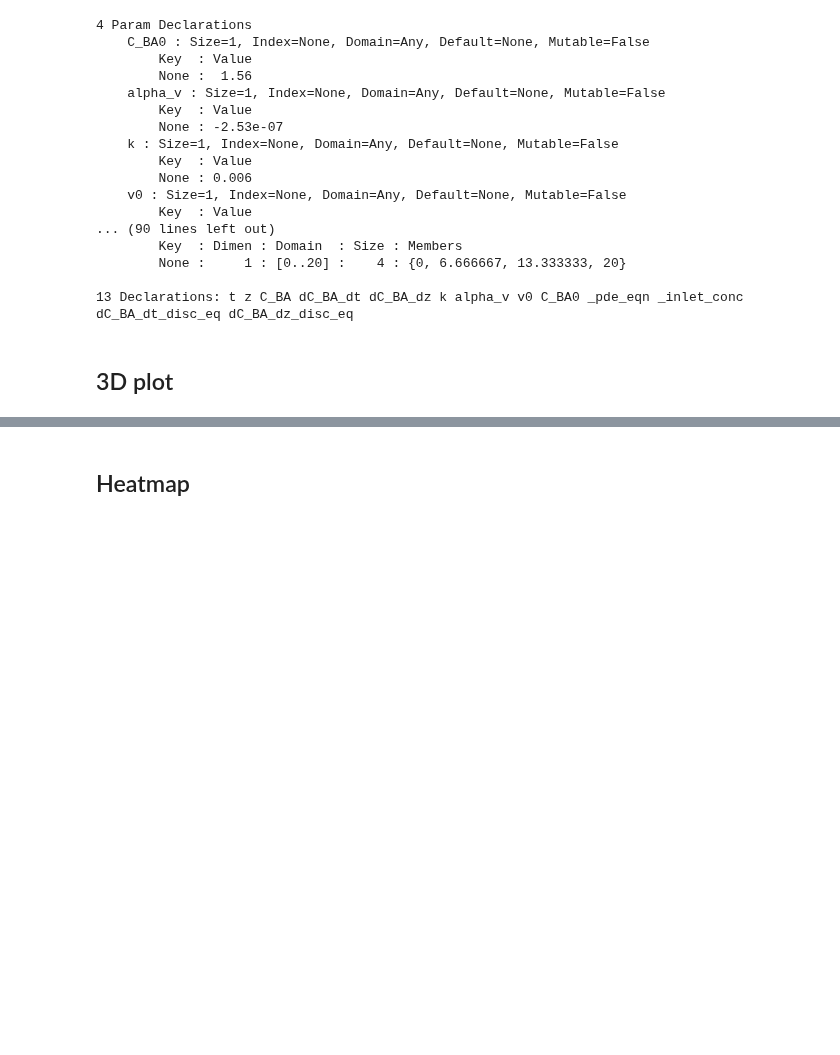
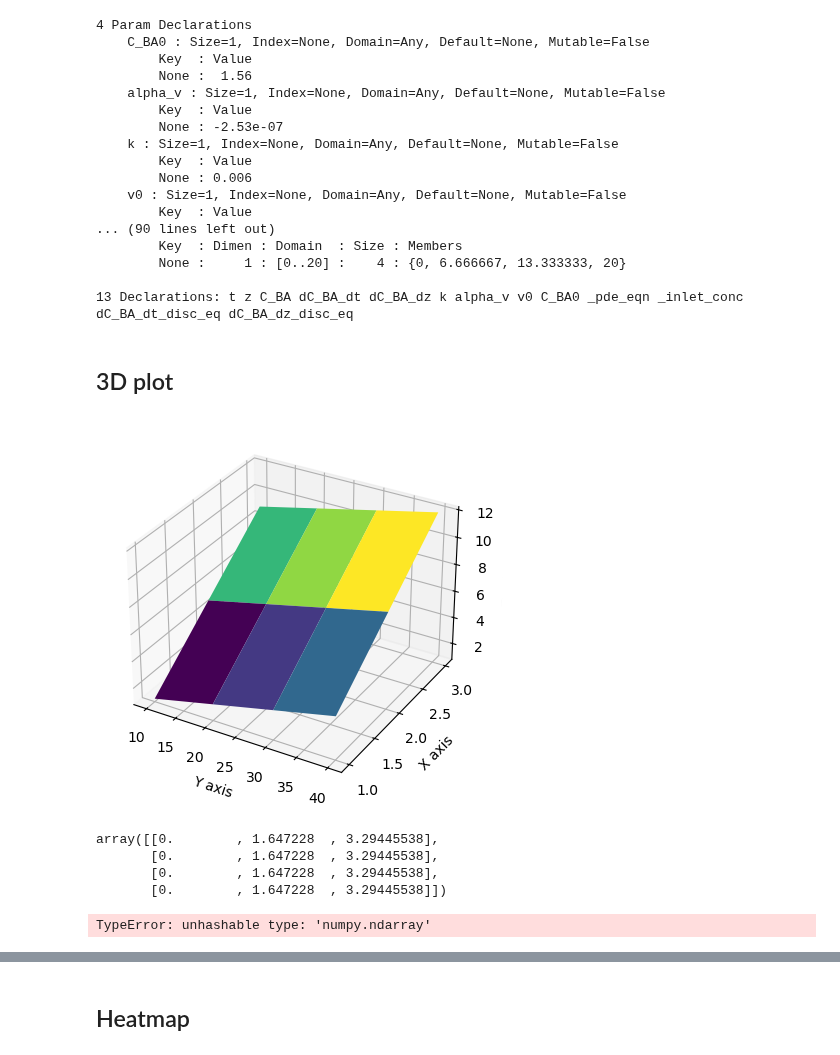
Before and after one commit to smondal13/optimization-project, a Jupyter notebook: MBDOE-project.ipynb, the cells around one changed output, grey strips where cells are left out. Saved outputs shown, nothing was run; the diff lists cells and outputs as text; code cells hidden in the pictures; blank space fills up the shorter version.

Commit message:
editing the 3D plot

```diff
--- a/MBDOE-project.ipynb
+++ b/MBDOE-project.ipynb
@@ -551,4 +558,59 @@ model.pprint()  # with the last BC
 13 Declarations: t z C_BA dC_BA_dt dC_BA_dz k alpha_v v0 C_BA0 _pde_eqn _inlet_conc dC_BA_dt_disc_eq dC_BA_dz_disc_eq
 # %% [markdown]
 ## 3D plot
+# %%
+import numpy as np
+import matplotlib.pyplot as plt
+from mpl_toolkits.mplot3d import Axes3D
+
+# Example data
+x = np.array([1, 2, 3])  # 3 elements
+y = np.array([10, 20, 30, 40])  # 4 elements
+z = np.array([  # 3x4 elements
+    1, 2, 3, 4,
+    5, 6, 7, 8,
+    9, 10, 11, 12
+])
+
+# Reshape z into a 3x4 matrix
+Z = z.reshape(3, 4)
+
+# Create meshgrid
+X, Y = np.meshgrid(y, x)  # (y first, x second)
+
+# Plot
+fig = plt.figure()
+ax = fig.add_subplot(111, projection='3d')
+ax.plot_surface(X, Y, Z, cmap='viridis')
+
+ax.set_xlabel('Y axis')
+ax.set_ylabel('X axis')
+ax.set_zlabel('Z values')
+plt.show()
+# %% [output]
+[figure, added]
+# %%
+t_grid, z_grid = np.meshgrid(t_vals, z_vals)
+t_grid
+# %% [output]
+array([[0.        , 1.647228  , 3.29445538],
+       [0.        , 1.647228  , 3.29445538],
+       [0.        , 1.647228  , 3.29445538],
+       [0.        , 1.647228  , 3.29445538]])
+# %%
+t_vals = np.array(model.t)
+z_vals = np.array(model.z)
+t_grid, z_grid = np.meshgrid(t_vals, z_vals)  # y first, x second
+C_BA_vals = np.array([model.C_BA[t, z]() for z in z_grid for t in t_grid])
+from mpl_toolkits.mplot3d import Axes3D
+fig = plt.figure(figsize=(10, 12))
+ax = fig.add_subplot(111, projection='3d')
+ax.plot_surface(t_vals, z_vals, C_BA_vals, cmap='viridis')
+ax.set_xlabel('Time (min)')
+ax.set_ylabel('Length of PFR, (dm)')
+ax.set_zlabel('Concentration (M)', labelpad=-1)
+plt.tight_layout()
+plt.show()
+# %% [output]
+TypeError: unhashable type: 'numpy.ndarray'
 # %%
```
Also changed, not shown: parts of 3 cells of this notebook.
